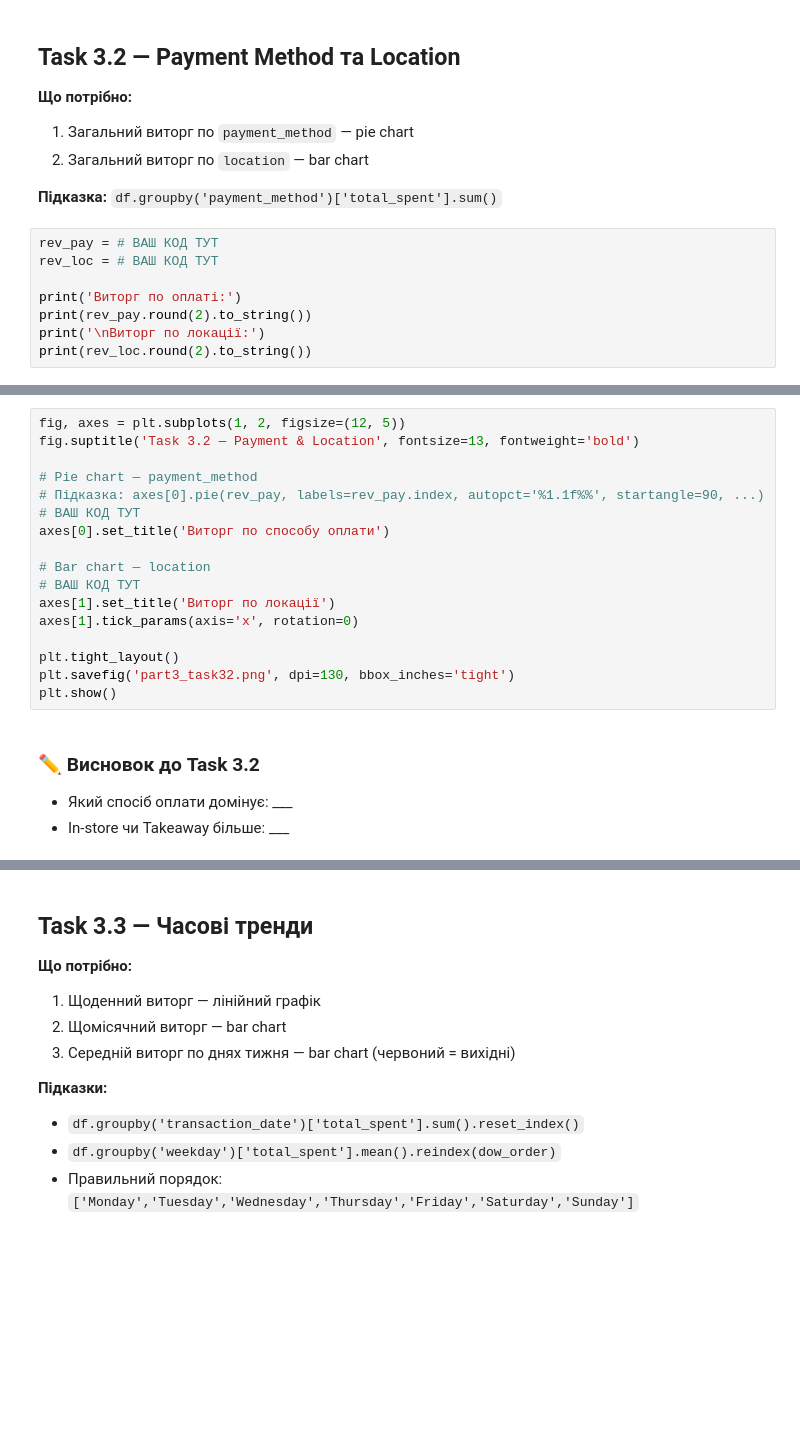
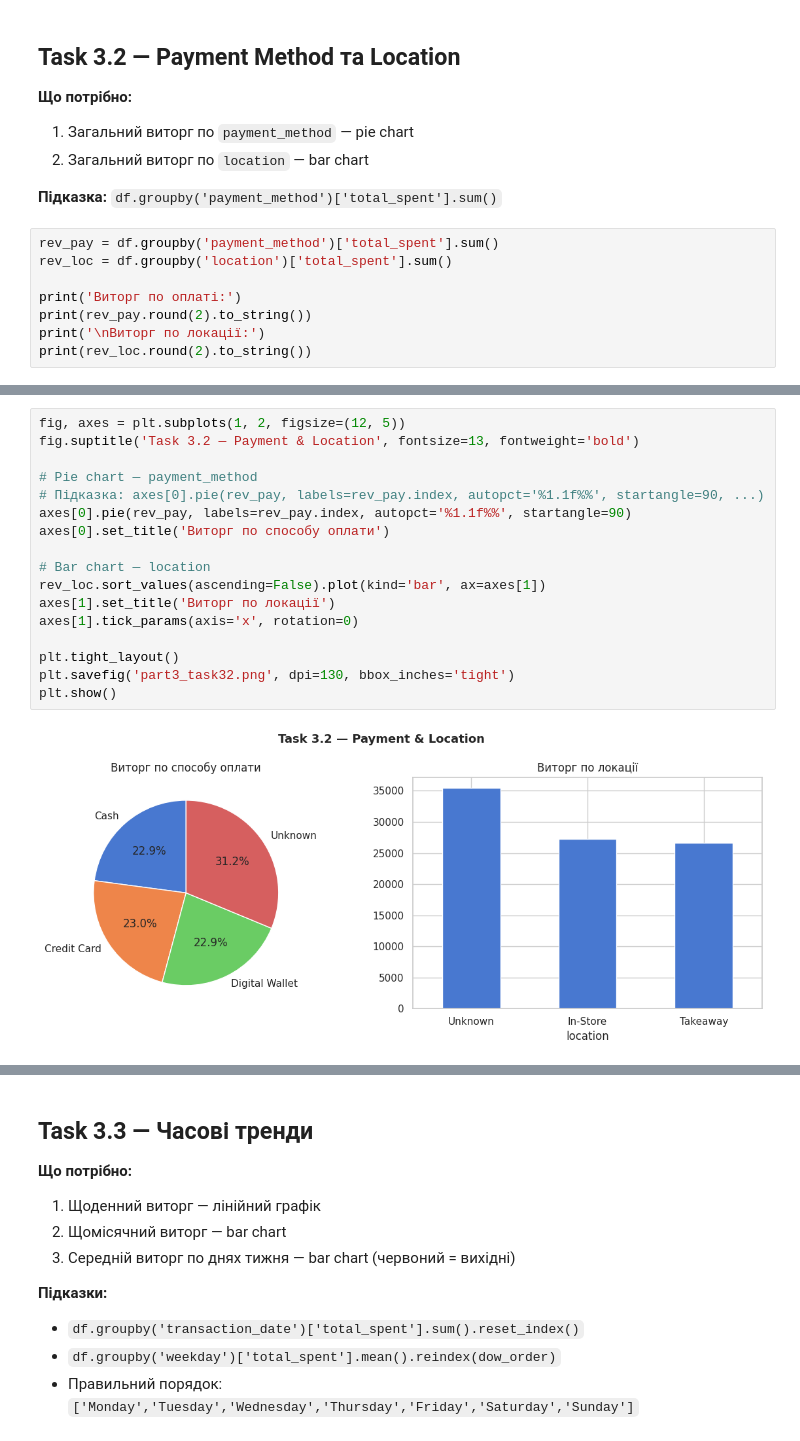
Before and after one commit to NatalieAleksandrova2026/Analysis_Cafe_Sales, a Jupyter notebook: cafe_eda_workbook_version2.ipynb, the cells around one changed output, grey strips where cells are left out. Drawn from its saved outputs; the diff is of its cells as text; blank space fills up the shorter version.

```diff
--- a/cafe_eda_workbook_version2.ipynb
+++ b/cafe_eda_workbook_version2.ipynb
@@ -791,8 +791,8 @@ Key takeaway: high sales volume does not equal high revenue. Salad and Sandwich
 
 **Підказка:** `df.groupby('payment_method')['total_spent'].sum()`
 # %%
-rev_pay = # ВАШ КОД ТУТ
-rev_loc = # ВАШ КОД ТУТ
+rev_pay = df.groupby('payment_method')['total_spent'].sum()
+rev_loc = df.groupby('location')['total_spent'].sum()
 
 print('Виторг по оплаті:')
 print(rev_pay.round(2).to_string())
@@ -801,22 +814,19 @@ print(rev_loc.round(2).to_string())
 # %%
 fig, axes = plt.subplots(1, 2, figsize=(12, 5))
 fig.suptitle('Task 3.2 — Payment & Location', fontsize=13, fontweight='bold')
 
 # Pie chart — payment_method
 # Підказка: axes[0].pie(rev_pay, labels=rev_pay.index, autopct='%1.1f%%', startangle=90, ...)
-# ВАШ КОД ТУТ
+axes[0].pie(rev_pay, labels=rev_pay.index, autopct='%1.1f%%', startangle=90)
 axes[0].set_title('Виторг по способу оплати')
 
 # Bar chart — location
-# ВАШ КОД ТУТ
+rev_loc.sort_values(ascending=False).plot(kind='bar', ax=axes[1])
 axes[1].set_title('Виторг по локації')
 axes[1].tick_params(axis='x', rotation=0)
 
 plt.tight_layout()
 plt.savefig('part3_task32.png', dpi=130, bbox_inches='tight')
 plt.show()
+# %% [output]
+[figure, added]
-# %% [markdown]
-### ✏️ Висновок до Task 3.2
-
-- Який спосіб оплати домінує: ___
-- In-store чи Takeaway більше: ___
```
Also changed, not shown: parts of 5 cells of this notebook.
